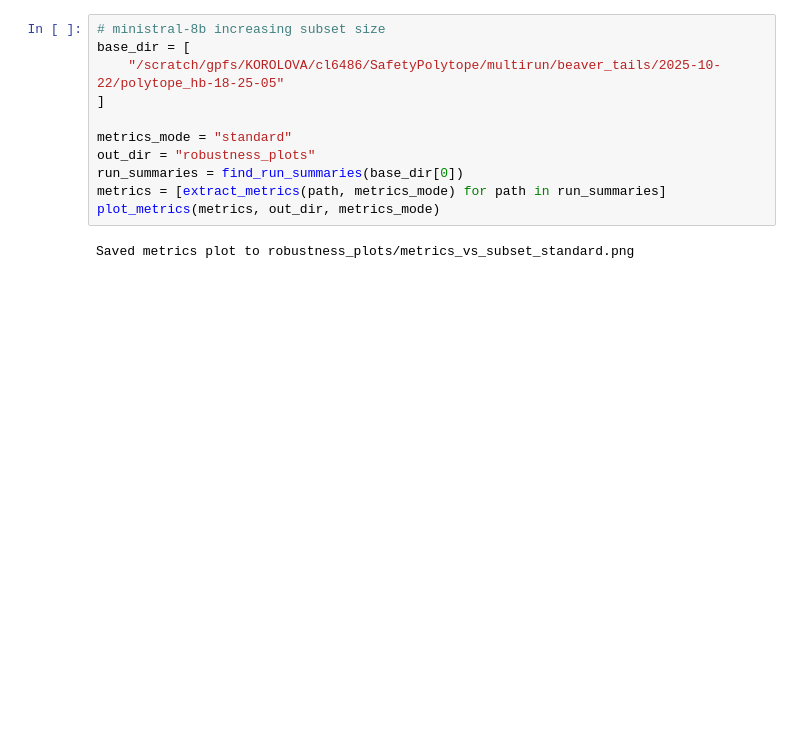
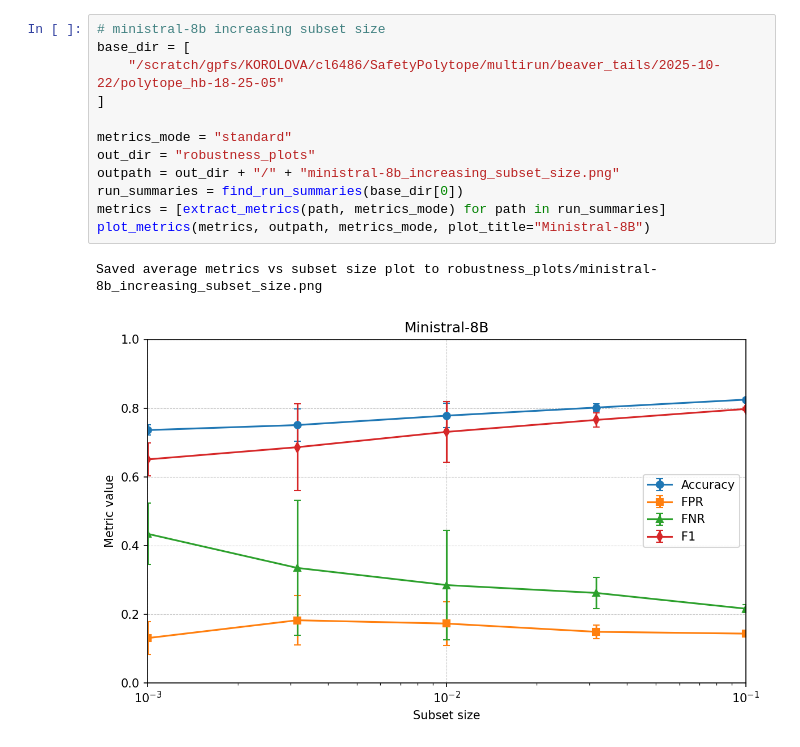
Before and after one commit to Anderson-Lee-Git/SafetyPolytope, a Jupyter notebook: src/safety_polytope/interpret/data_robustness.ipynb, the cells around one changed output. Saved outputs shown, nothing was run; the diff lists cells and outputs as text; blank space fills up the shorter version.

```diff
--- a/src/safety_polytope/interpret/data_robustness.ipynb
+++ b/src/safety_polytope/interpret/data_robustness.ipynb
@@ -337,13 +510,15 @@ Saved F1 vs subset size plot by dataset->num_phi to robustness_plots/f1_vs_subse
 # %%
 # ministral-8b increasing subset size
 base_dir = [
     "/scratch/gpfs/KOROLOVA/cl6486/SafetyPolytope/multirun/beaver_tails/2025-10-22/polytope_hb-18-25-05"
 ]
 
 metrics_mode = "standard"
 out_dir = "robustness_plots"
+outpath = out_dir + "/" + "ministral-8b_increasing_subset_size.png"
 run_summaries = find_run_summaries(base_dir[0])
 metrics = [extract_metrics(path, metrics_mode) for path in run_summaries]
-plot_metrics(metrics, out_dir, metrics_mode)
+plot_metrics(metrics, outpath, metrics_mode, plot_title="Ministral-8B")
 # %% [output]
-Saved metrics plot to robustness_plots/metrics_vs_subset_standard.png
+Saved average metrics vs subset size plot to robustness_plots/ministral-8b_increasing_subset_size.png
+[figure, added]
```
Also changed, not shown: parts of 10 cells of this notebook, 17 other files.
